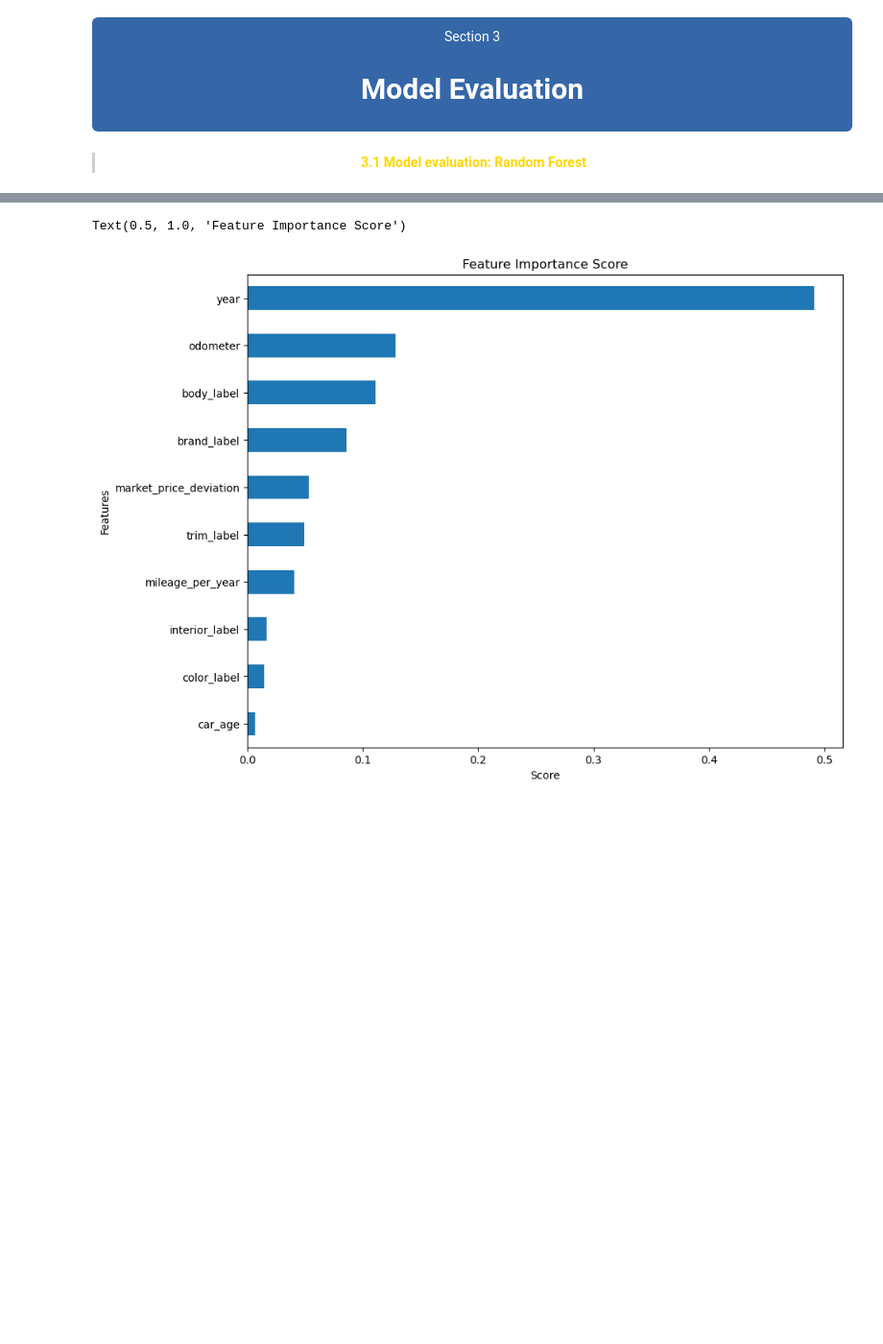
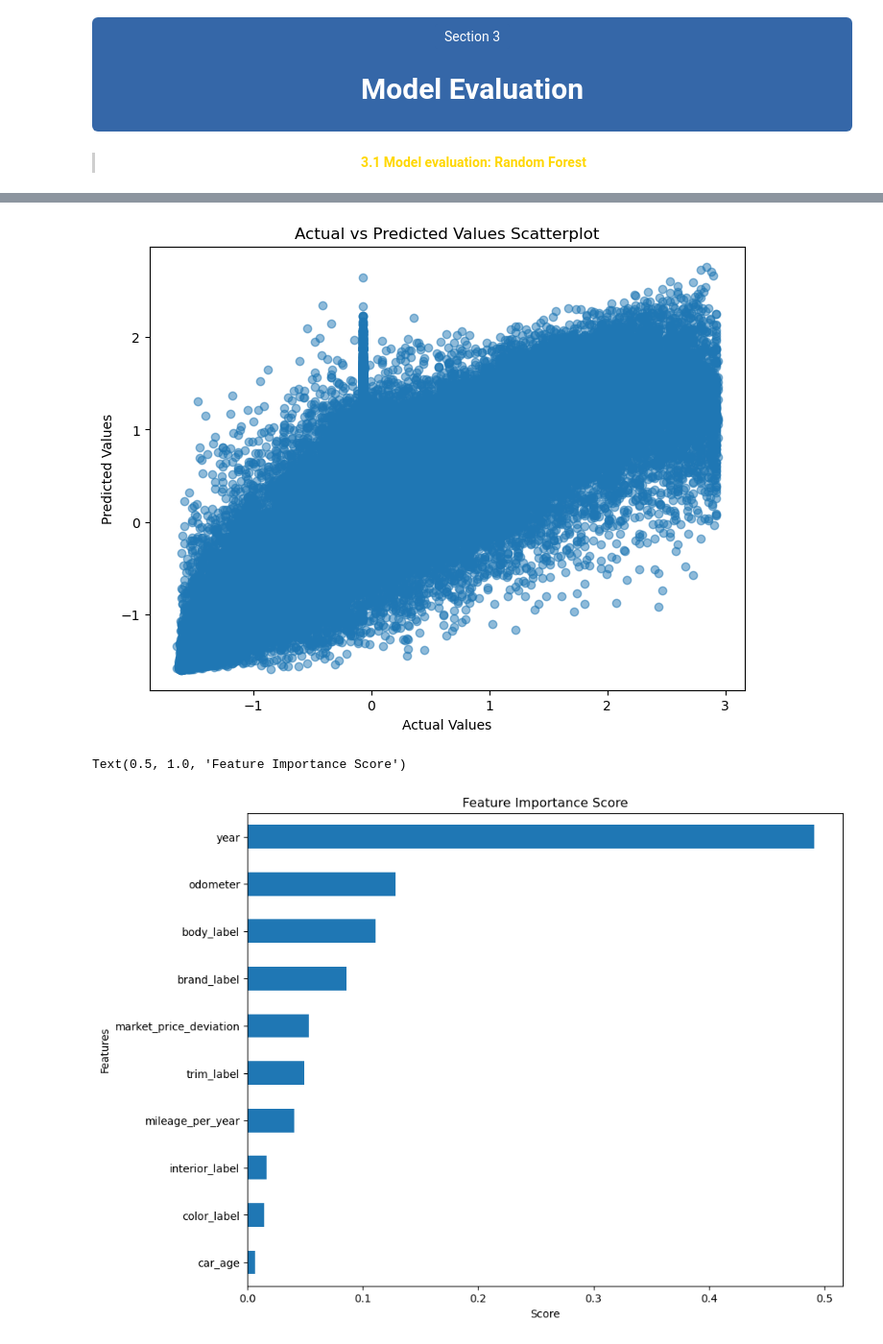
Before and after one commit to maxheijmans/AIM4B_Group1, a Jupyter notebook: UsedCarAuctionPrices/Modelling_UsedCarAuctionPrices.ipynb, the cells around one changed output, grey strips where cells are left out. Shown at 96% size. Saved outputs shown, nothing was run; the diff lists cells and outputs as text; code cells hidden in the pictures; blank space fills up the shorter version.

Commit message:
added mse, r2, rmse and some other small changes for comments within code

```diff
--- a/UsedCarAuctionPrices/Modelling_UsedCarAuctionPrices.ipynb
+++ b/UsedCarAuctionPrices/Modelling_UsedCarAuctionPrices.ipynb
@@ -593,0 +571,11 @@ Test Accuracy:  0.7632626483208427
+# %%
+#Predicting on the test set
+y_pred = rf.predict(X_test)
+
+mse = mean_squared_error(y_test, y_pred) #Calculating Mean Squared Error (MSE)
+r2 = r2_score(y_test, y_pred) #Calculating R-squared (R2)
+rmse = np.sqrt(mse) #Calculating Root Mean Squared Error (RMSE)
+
+print("Mean Squared Error (MSE):", mse)
+print("R-squared (R2):", r2)
+print("Root Mean Squared Error (RMSE):", rmse)
@@ -594,3 +593,13 @@ Test Accuracy:  0.7632626483208427
+# %%
+# Plotting actual vs predicted values in a scatterplot
+plt.figure(figsize=(8, 6))
+plt.scatter(y_test, y_pred, alpha=0.5)
+plt.xlabel('Actual Values')
+plt.ylabel('Predicted Values')
+plt.title('Actual vs Predicted Values Scatterplot')
+plt.show()
+# %% [output]
+[figure, added]
 # %%
 #Calculating feature importances using the trained RandomForestRegressor model
 feature_importance = pd.Series(rf.feature_importances_, index=X.columns)
```
Also changed, not shown: parts of 24 cells of this notebook.
